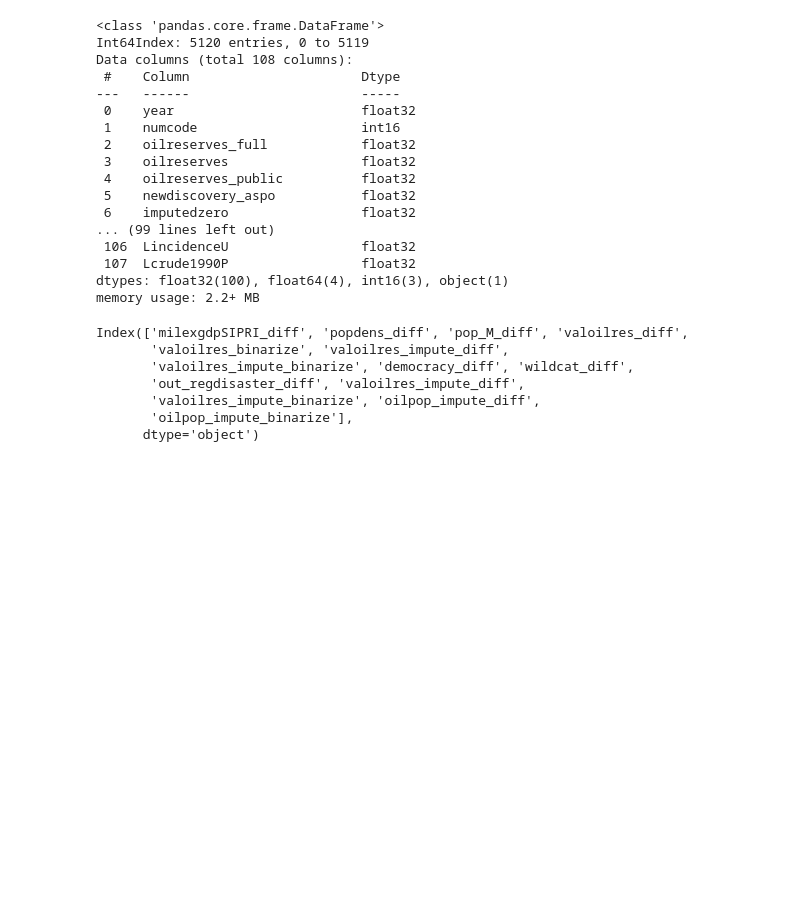
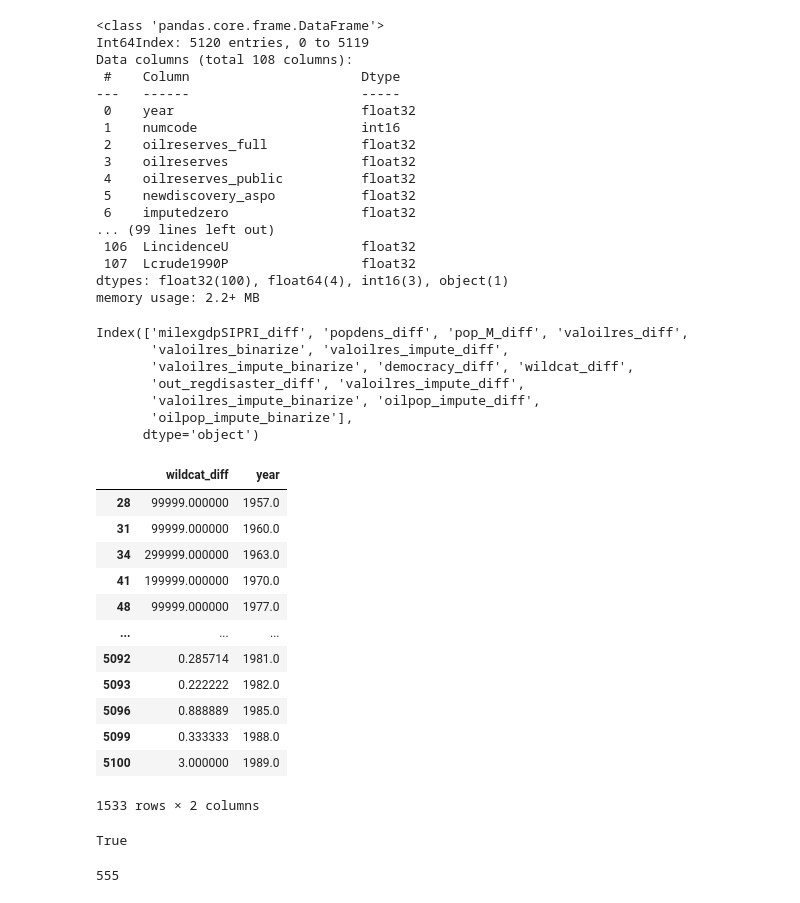
Before and after one commit to wanranzhao/STAT27420-final-code, a Jupyter notebook: Code/data_cleaning.ipynb, the cells around one changed output. Cells and saved outputs as stored; diff of their text form; code cells hidden in the pictures; blank space fills up the shorter version.

```diff
--- a/Code/data_cleaning.ipynb
+++ b/Code/data_cleaning.ipynb
@@ -462,0 +485,26 @@ aspo_full.to_pickle("../Data/data/aspo_full.pkl")
+# %%
+aspo_new = pd.read_pickle('../Data/data/aspo_new.pkl')
+# %%
+aspo_new[['wildcat_diff','year']][~aspo_new['wildcat_diff'].isna()].query('wildcat_diff > 0')
+# %% [output]
+|  | wildcat_diff | year |
+| 28 | 99999.000000 | 1957.0 |
+| 31 | 99999.000000 | 1960.0 |
+| 34 | 299999.000000 | 1963.0 |
+| 41 | 199999.000000 | 1970.0 |
+| 48 | 99999.000000 | 1977.0 |
+| ... | ... | ... |
+| 5092 | 0.285714 | 1981.0 |
+| 5093 | 0.222222 | 1982.0 |
+| 5096 | 0.888889 | 1985.0 |
+| 5099 | 0.333333 | 1988.0 |
+| 5100 | 3.000000 | 1989.0 |
+1533 rows × 2 columns
+# %%
+'discoveryaspoPC' in aspo_full.columns
+# %% [output]
+True
+# %%
+aspo_full['wildcat_diff'].isna().sum()
+# %% [output]
+555
```
Also changed, not shown: parts of 5 cells of this notebook.
